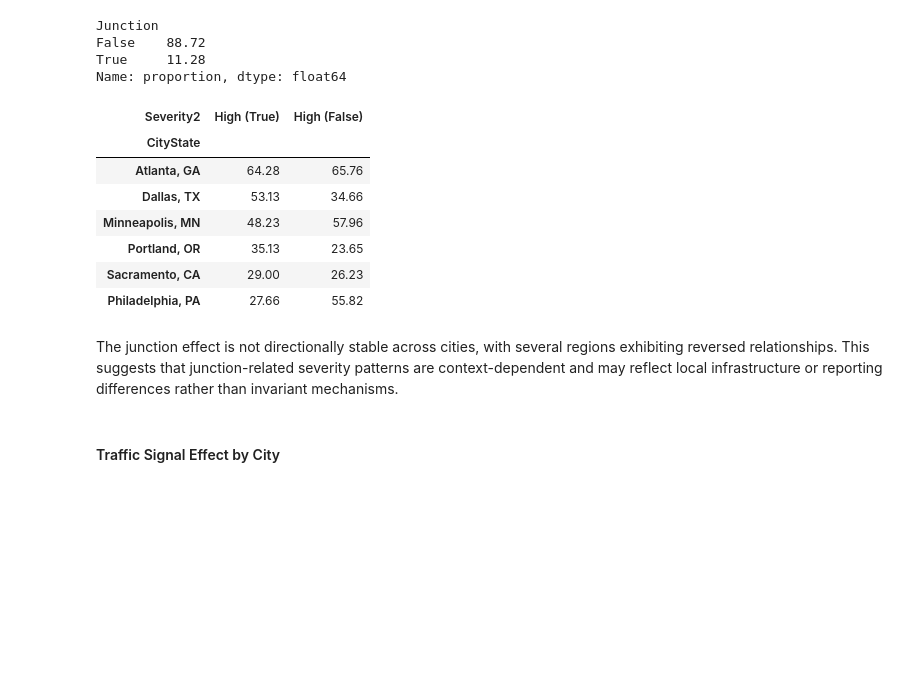
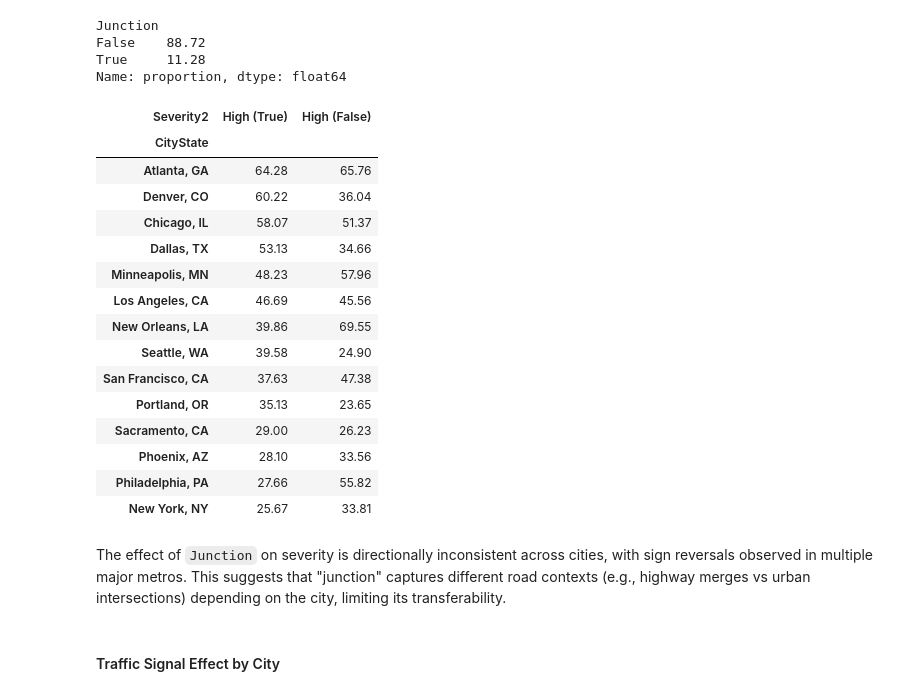
Before and after one commit to cdngouma/traffic-severity-generalization, a Jupyter notebook: notebooks/01_data_audit.ipynb, the cells around one changed output. Saved outputs shown, nothing was run; the diff lists cells and outputs as text; code cells hidden in the pictures; blank space fills up the shorter version.

```diff
--- a/notebooks/01_data_audit.ipynb
+++ b/notebooks/01_data_audit.ipynb
@@ -937,0 +1099,2 @@ The presence of a junction is associated with a substantial increase in high-imp
+# %%
+eda_df["Speed_Class"] = eda_df["Street"].apply(map_speed_class)
@@ -940,4 +1130,33 @@ The presence of a junction is associated with a substantial increase in high-imp
 This subsection evaluates whether the strongest observed relationships with severity remain directionally consistent across geographically diverse cities. We focus on `Is_Night`, `Junction`, and `Traffic_Signal` because they exhibit the largest effect sizes and clear mechanistic interpretations, making them the most plausible candidates for stable cross-city generalization.
+# %%
+def cross_city_check(df, col, cities):
+    effect = (
+        df.groupby(["CityState", col])["Severity2"]
+        .value_counts(normalize=True)
+        .mul(100)
+        .unstack()
+        .reset_index()
+    )
+    true = effect[effect[col] == True]
+    false = effect[effect[col] == False]
+
+    true = (
+        true[["CityState", "High"]]
+        .sort_values("High", ascending=False)
+        .round(2)
+        .set_index("CityState")
+        .rename(columns={"High": "High (True)"})
+    )
+
+    false = (
+        false[["CityState", "High"]]
+        .sort_values("High", ascending=False)
+        .round(2)
+        .set_index("CityState")
+        .rename(columns={"High": "High (False)"})
+    )
+
+    return pd.merge(true, false, left_index=True, right_index=True)
 # %%
 cities_verify = [
     "Atlanta, GA",
@@ -946,6 +1165,14 @@ cities_verify = [
     "Portland, OR",
     "Philadelphia, PA",
     "Sacramento, CA",
+    "Chicago, IL",
+    "Denver, CO",
+    "Phoenix, AZ",
+    "Seattle, WA",
+    "New York, NY",
+    "Los Angeles, CA",
+    "New Orleans, LA",
+    "San Francisco, CA",
 ]
 
 verify_df = eda_df[eda_df["CityState"].isin(cities_verify)].copy()
@@ -1037,16 +1218,24 @@ junction_false = (
 # %%
-pd.merge(junction_true, junction_false, left_index=True, right_index=True)
+cross_city_check(df=verify_df, col="Junction", cities=cities_verify)
 # %% [output]
 | Severity2 | High (True) | High (False) |
 | CityState |  |  |
 | Atlanta, GA | 64.28 | 65.76 |
+| Denver, CO | 60.22 | 36.04 |
+| Chicago, IL | 58.07 | 51.37 |
 | Dallas, TX | 53.13 | 34.66 |
 | Minneapolis, MN | 48.23 | 57.96 |
+| Los Angeles, CA | 46.69 | 45.56 |
+| New Orleans, LA | 39.86 | 69.55 |
+| Seattle, WA | 39.58 | 24.90 |
+| San Francisco, CA | 37.63 | 47.38 |
 | Portland, OR | 35.13 | 23.65 |
 | Sacramento, CA | 29.00 | 26.23 |
+| Phoenix, AZ | 28.10 | 33.56 |
 | Philadelphia, PA | 27.66 | 55.82 |
+| New York, NY | 25.67 | 33.81 |
 # %% [markdown]
-The junction effect is not directionally stable across cities, with several regions exhibiting reversed relationships. This suggests that junction-related severity patterns are context-dependent and may reflect local infrastructure or reporting differences rather than invariant mechanisms.
+The effect of `Junction` on severity is directionally inconsistent across cities, with sign reversals observed in multiple major metros. This suggests that "junction" captures different road contexts (e.g., highway merges vs urban intersections) depending on the city, limiting its transferability.
 # %% [markdown]
 #### Traffic Signal Effect by City
 # %%
```
Also changed, not shown: parts of 57 cells of this notebook.
